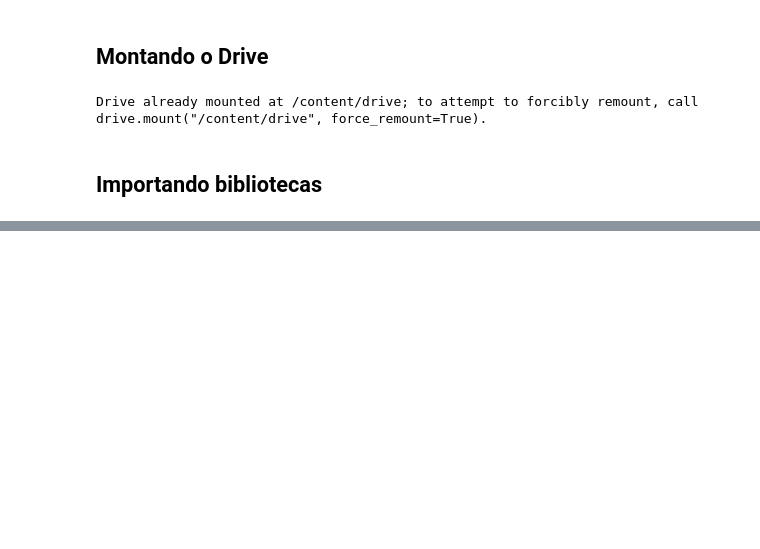
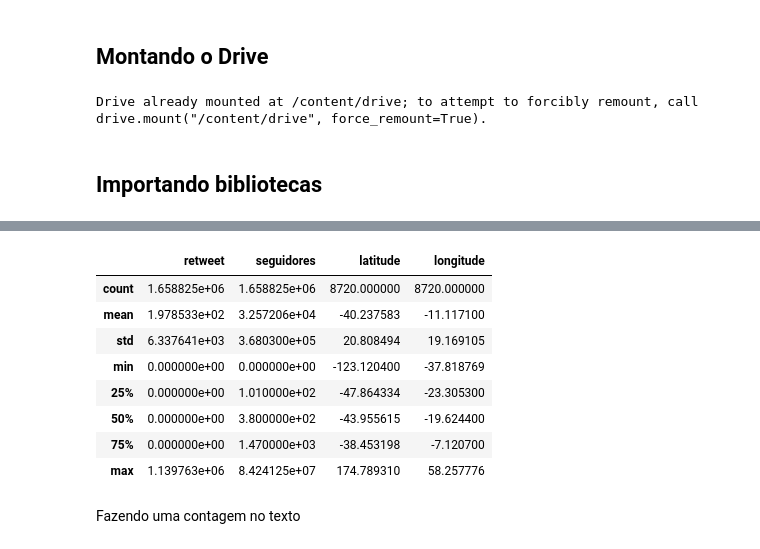
Before and after one commit to Mirnada/Covid_19, a Jupyter notebook: Covid_19.ipynb, the cells around one changed output, grey strips where cells are left out. Drawn from its saved outputs; the diff is of its cells as text; code cells hidden in the pictures; blank space fills up the shorter version.

```diff
--- a/Covid_19.ipynb
+++ b/Covid_19.ipynb
@@ -26,0 +57,14 @@ df.tail()
+# %%
+df.describe()
+# %% [output]
+|  | retweet | seguidores | latitude | longitude |
+| count | 1.658825e+06 | 1.658825e+06 | 8720.000000 | 8720.000000 |
+| mean | 1.978533e+02 | 3.257206e+04 | -40.237583 | -11.117100 |
+| std | 6.337641e+03 | 3.680300e+05 | 20.808494 | 19.169105 |
+| min | 0.000000e+00 | 0.000000e+00 | -123.120400 | -37.818769 |
+| 25% | 0.000000e+00 | 1.010000e+02 | -47.864334 | -23.305300 |
+| 50% | 0.000000e+00 | 3.800000e+02 | -43.955615 | -19.624400 |
+| 75% | 0.000000e+00 | 1.470000e+03 | -38.453198 | -7.120700 |
+| max | 1.139763e+06 | 8.424125e+07 | 174.789310 | 58.257776 |
+# %% [markdown]
+Fazendo uma contagem no texto
```
Also changed, not shown: parts of 17 cells of this notebook.
